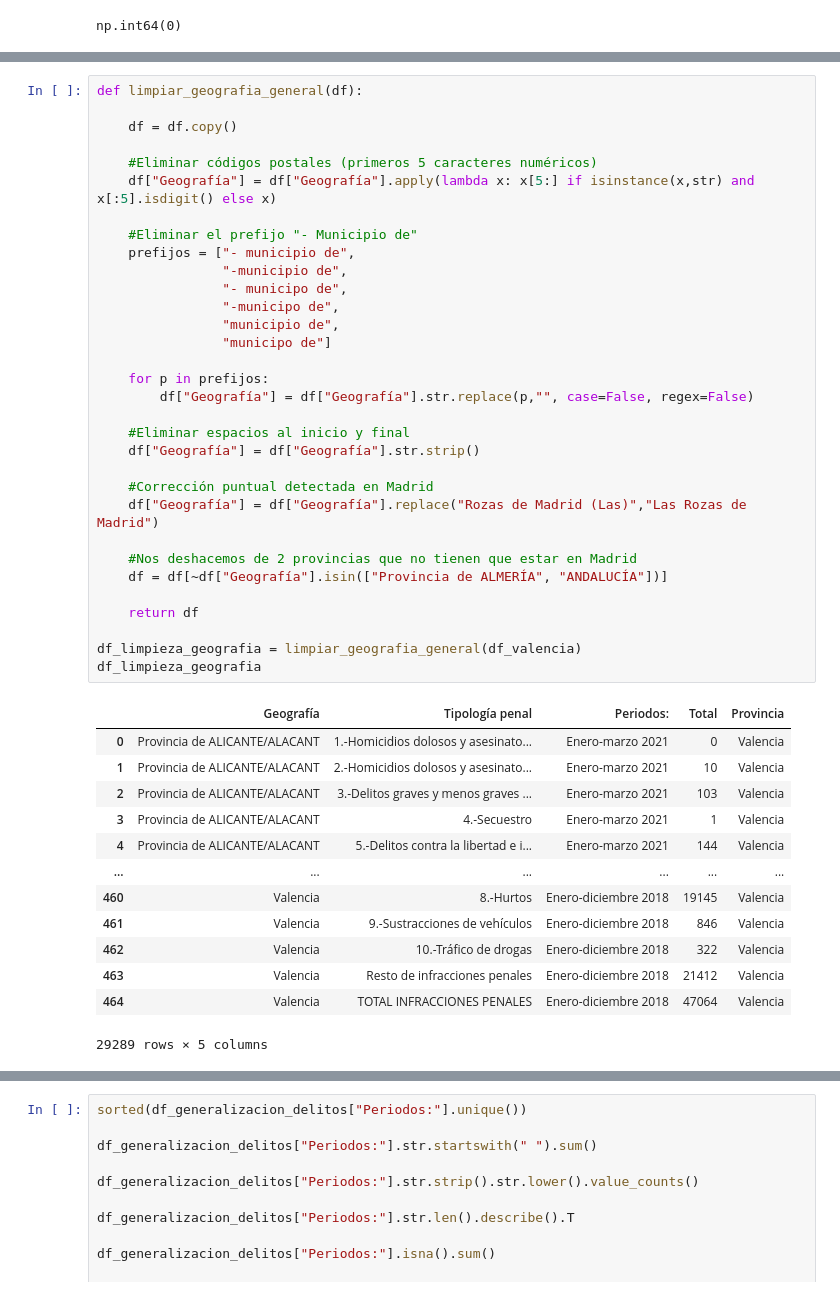
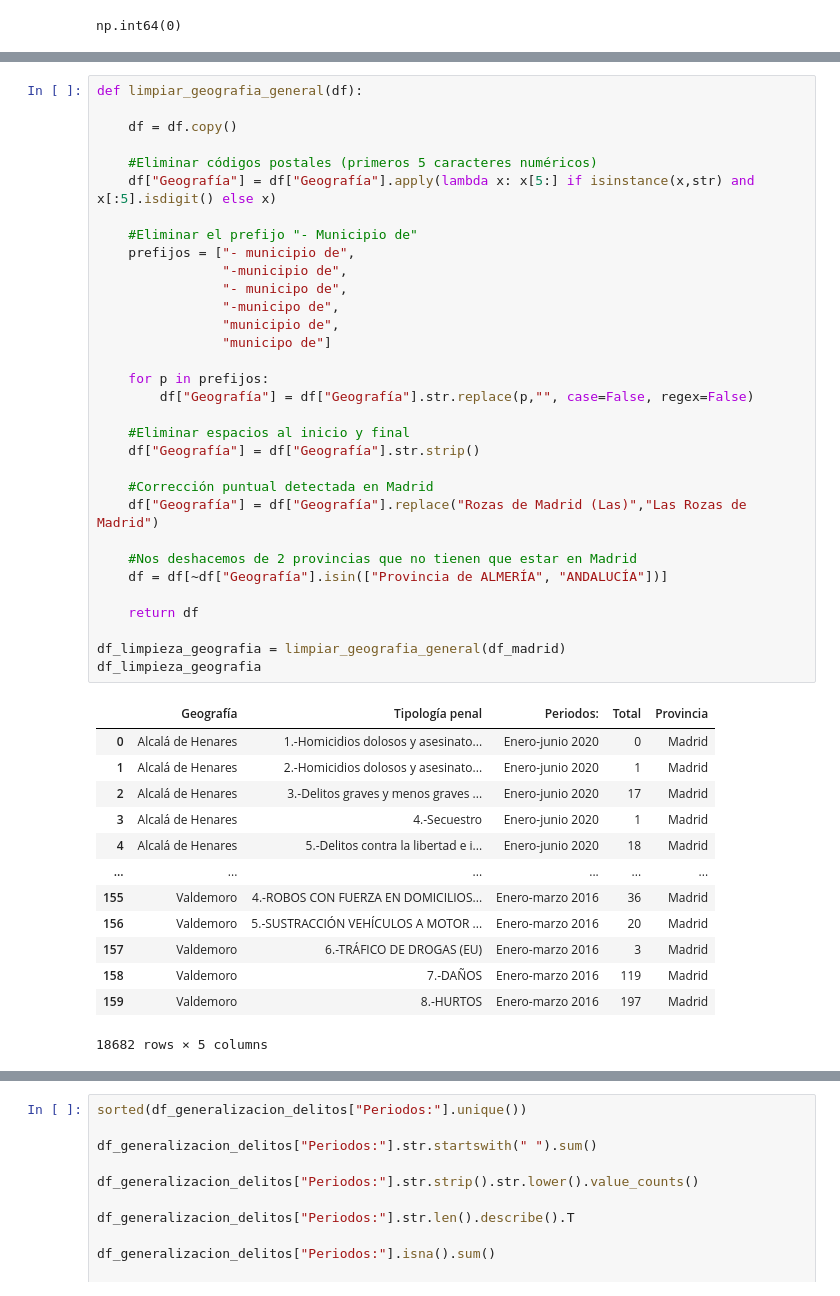
Before and after one commit to 4GeeksAcademy/sp-ml-20-final-project-g4, a Jupyter notebook: src/security_score_elreno23.ipynb, the cells around one changed output, grey strips where cells are left out. Saved outputs shown, nothing was run; the diff lists cells and outputs as text.

```diff
--- a/src/security_score_elreno23.ipynb
+++ b/src/security_score_elreno23.ipynb
@@ -118,43 +100,43 @@ def limpiar_geografia_general(df):
     df = df.copy()
 
     #Eliminar códigos postales (primeros 5 caracteres numéricos)
     df["Geografía"] = df["Geografía"].apply(lambda x: x[5:] if isinstance(x,str) and x[:5].isdigit() else x)
 
     #Eliminar el prefijo "- Municipio de"
     prefijos = ["- municipio de",
                 "-municipio de",
                 "- municipo de",
                 "-municipo de",
                 "municipio de",
                 "municipo de"]
 
     for p in prefijos:
         df["Geografía"] = df["Geografía"].str.replace(p,"", case=False, regex=False)
 
     #Eliminar espacios al inicio y final
     df["Geografía"] = df["Geografía"].str.strip()
 
     #Corrección puntual detectada en Madrid
     df["Geografía"] = df["Geografía"].replace("Rozas de Madrid (Las)","Las Rozas de Madrid")
 
     #Nos deshacemos de 2 provincias que no tienen que estar en Madrid
     df = df[~df["Geografía"].isin(["Provincia de ALMERÍA", "ANDALUCÍA"])]
 
     return df
 
-df_limpieza_geografia = limpiar_geografia_general(df_valencia)
+df_limpieza_geografia = limpiar_geografia_general(df_madrid)
 df_limpieza_geografia
 # %% [output]
 |  | Geografía | Tipología penal | Periodos: | Total | Provincia |
-| 0 | Provincia de ALICANTE/ALACANT | 1.-Homicidios dolosos y asesinato... | Enero-marzo 2021 | 0 | Valencia |
-| 1 | Provincia de ALICANTE/ALACANT | 2.-Homicidios dolosos y asesinato... | Enero-marzo 2021 | 10 | Valencia |
-| 2 | Provincia de ALICANTE/ALACANT | 3.-Delitos graves y menos graves ... | Enero-marzo 2021 | 103 | Valencia |
-| 3 | Provincia de ALICANTE/ALACANT | 4.-Secuestro | Enero-marzo 2021 | 1 | Valencia |
-| 4 | Provincia de ALICANTE/ALACANT | 5.-Delitos contra la libertad e i... | Enero-marzo 2021 | 144 | Valencia |
+| 0 | Alcalá de Henares | 1.-Homicidios dolosos y asesinato... | Enero-junio 2020 | 0 | Madrid |
+| 1 | Alcalá de Henares | 2.-Homicidios dolosos y asesinato... | Enero-junio 2020 | 1 | Madrid |
+| 2 | Alcalá de Henares | 3.-Delitos graves y menos graves ... | Enero-junio 2020 | 17 | Madrid |
+| 3 | Alcalá de Henares | 4.-Secuestro | Enero-junio 2020 | 1 | Madrid |
+| 4 | Alcalá de Henares | 5.-Delitos contra la libertad e i... | Enero-junio 2020 | 18 | Madrid |
 | ... | ... | ... | ... | ... | ... |
-| 460 | Valencia | 8.-Hurtos | Enero-diciembre 2018 | 19145 | Valencia |
-| 461 | Valencia | 9.-Sustracciones de vehículos | Enero-diciembre 2018 | 846 | Valencia |
-| 462 | Valencia | 10.-Tráfico de drogas | Enero-diciembre 2018 | 322 | Valencia |
-| 463 | Valencia | Resto de infracciones penales | Enero-diciembre 2018 | 21412 | Valencia |
-| 464 | Valencia | TOTAL INFRACCIONES PENALES | Enero-diciembre 2018 | 47064 | Valencia |
+| 155 | Valdemoro | 4.-ROBOS CON FUERZA EN DOMICILIOS... | Enero-marzo 2016 | 36 | Madrid |
+| 156 | Valdemoro | 5.-SUSTRACCIÓN VEHÍCULOS A MOTOR ... | Enero-marzo 2016 | 20 | Madrid |
+| 157 | Valdemoro | 6.-TRÁFICO DE DROGAS (EU) | Enero-marzo 2016 | 3 | Madrid |
+| 158 | Valdemoro | 7.-DAÑOS | Enero-marzo 2016 | 119 | Madrid |
+| 159 | Valdemoro | 8.-HURTOS | Enero-marzo 2016 | 197 | Madrid |
-29289 rows × 5 columns
+18682 rows × 5 columns
```
Also changed, not shown: parts of 41 cells of this notebook, 5 other files.
